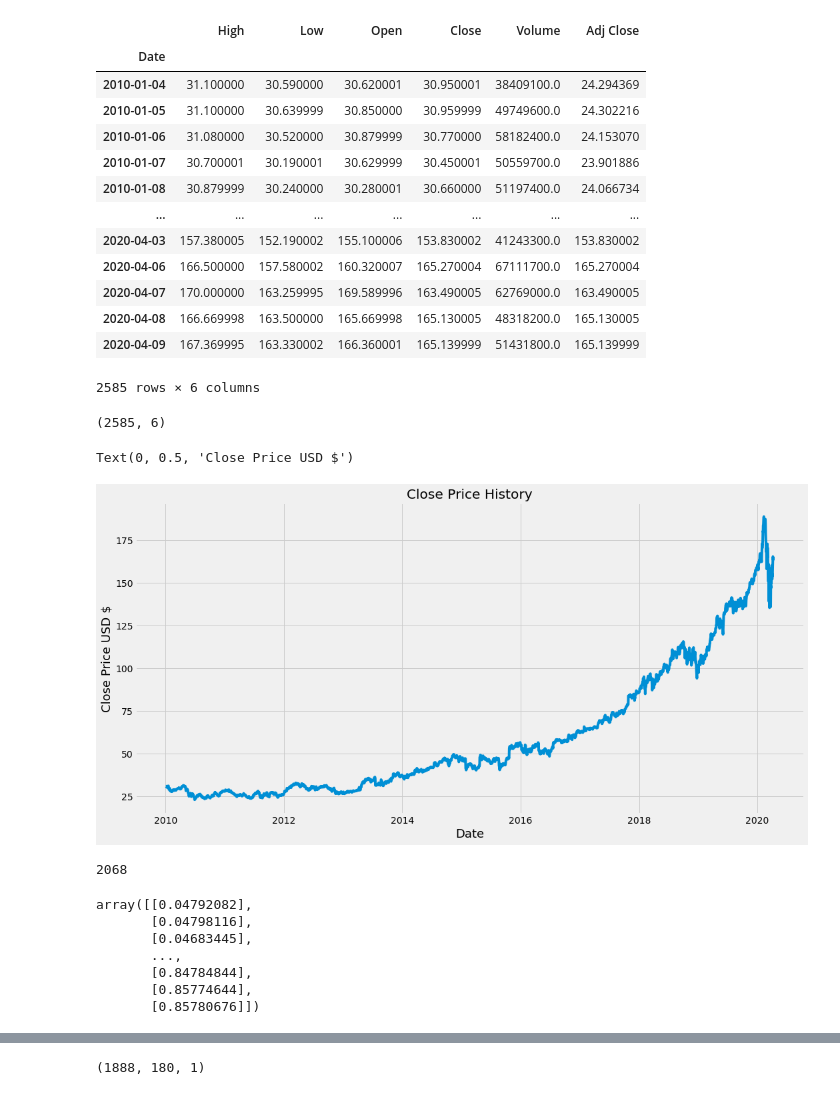
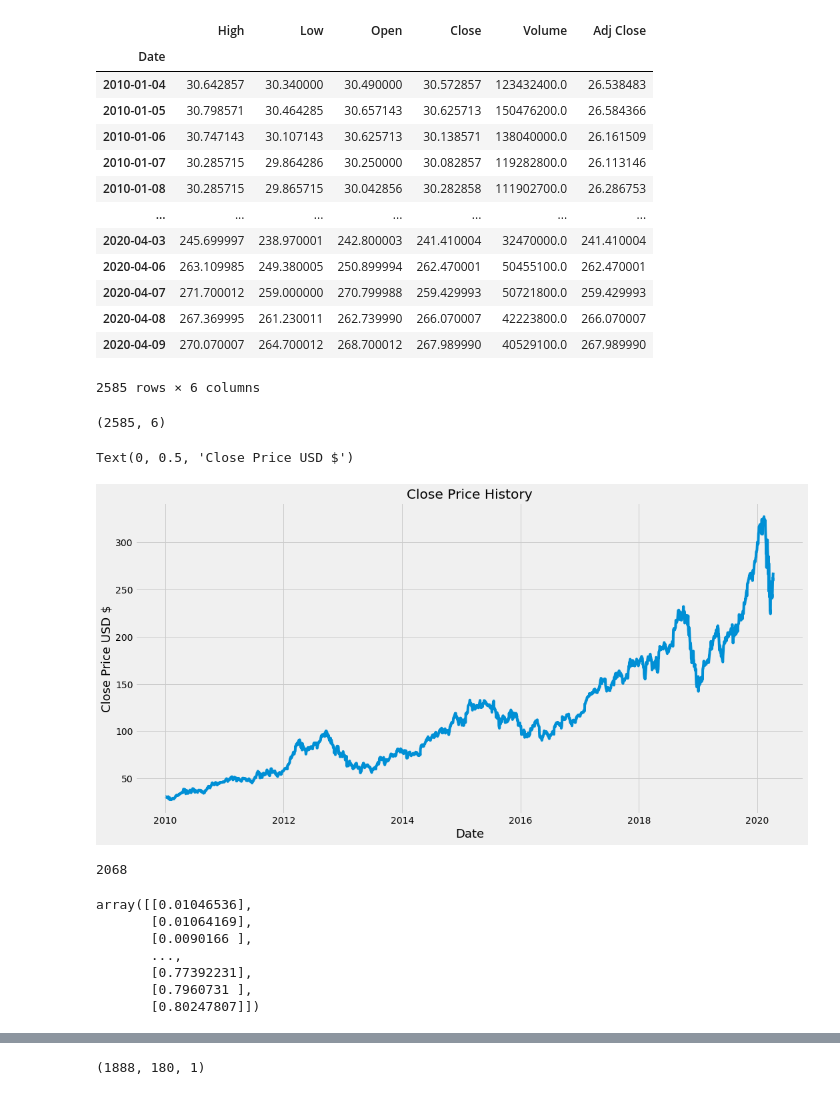
Before and after one commit to Param-Bhatt/Stock-prediction-ML, a Jupyter notebook: StockPrediction.ipynb, the cells around one changed output, grey strips where cells are left out. Saved outputs shown, nothing was run; the diff lists cells and outputs as text; code cells hidden in the pictures.

```diff
--- a/StockPrediction.ipynb
+++ b/StockPrediction.ipynb
@@ -17,22 +19,22 @@ plt.style.use('fivethirtyeight')
 # %%
 # Get the stock data
-df = web.DataReader('MSFT',data_source='yahoo', start='2010-01-01',end='2020-04-10')
+df = web.DataReader('AAPL',data_source='yahoo', start='2010-01-01',end='2020-04-10')
 # Show the data
 df
 # %% [output]
 |  | High | Low | Open | Close | Volume | Adj Close |
 | Date |  |  |  |  |  |  |
-| 2010-01-04 | 31.100000 | 30.590000 | 30.620001 | 30.950001 | 38409100.0 | 24.294369 |
-| 2010-01-05 | 31.100000 | 30.639999 | 30.850000 | 30.959999 | 49749600.0 | 24.302216 |
-| 2010-01-06 | 31.080000 | 30.520000 | 30.879999 | 30.770000 | 58182400.0 | 24.153070 |
-| 2010-01-07 | 30.700001 | 30.190001 | 30.629999 | 30.450001 | 50559700.0 | 23.901886 |
-| 2010-01-08 | 30.879999 | 30.240000 | 30.280001 | 30.660000 | 51197400.0 | 24.066734 |
+| 2010-01-04 | 30.642857 | 30.340000 | 30.490000 | 30.572857 | 123432400.0 | 26.538483 |
+| 2010-01-05 | 30.798571 | 30.464285 | 30.657143 | 30.625713 | 150476200.0 | 26.584366 |
+| 2010-01-06 | 30.747143 | 30.107143 | 30.625713 | 30.138571 | 138040000.0 | 26.161509 |
+| 2010-01-07 | 30.285715 | 29.864286 | 30.250000 | 30.082857 | 119282800.0 | 26.113146 |
+| 2010-01-08 | 30.285715 | 29.865715 | 30.042856 | 30.282858 | 111902700.0 | 26.286753 |
 | ... | ... | ... | ... | ... | ... | ... |
-| 2020-04-03 | 157.380005 | 152.190002 | 155.100006 | 153.830002 | 41243300.0 | 153.830002 |
-| 2020-04-06 | 166.500000 | 157.580002 | 160.320007 | 165.270004 | 67111700.0 | 165.270004 |
-| 2020-04-07 | 170.000000 | 163.259995 | 169.589996 | 163.490005 | 62769000.0 | 163.490005 |
-| 2020-04-08 | 166.669998 | 163.500000 | 165.669998 | 165.130005 | 48318200.0 | 165.130005 |
-| 2020-04-09 | 167.369995 | 163.330002 | 166.360001 | 165.139999 | 51431800.0 | 165.139999 |
+| 2020-04-03 | 245.699997 | 238.970001 | 242.800003 | 241.410004 | 32470000.0 | 241.410004 |
+| 2020-04-06 | 263.109985 | 249.380005 | 250.899994 | 262.470001 | 50455100.0 | 262.470001 |
+| 2020-04-07 | 271.700012 | 259.000000 | 270.799988 | 259.429993 | 50721800.0 | 259.429993 |
+| 2020-04-08 | 267.369995 | 261.230011 | 262.739990 | 266.070007 | 42223800.0 | 266.070007 |
+| 2020-04-09 | 270.070007 | 264.700012 | 268.700012 | 267.989990 | 40529100.0 | 267.989990 |
 2585 rows × 6 columns
 # %%
 df.shape
@@ -47,7 +49,7 @@ plt.xlabel('Date', fontsize = 18)
 plt.ylabel('Close Price USD $', fontsize = 18)
 # %% [output]
 Text(0, 0.5, 'Close Price USD $')
-[figure, old version]
+[figure, new version]
 # %%
 #Create a new dataframe with only the close column
 data = df.filter(['Close'])
@@ -64,13 +66,13 @@ scalar = MinMaxScaler(feature_range=(0, 1))
 scaled_data = scalar.fit_transform(dataset)
 scaled_data
 # %% [output]
-array([[0.04792082],
-       [0.04798116],
-       [0.04683445],
+array([[0.01046536],
+       [0.01064169],
+       [0.0090166 ],
        ...,
-       [0.84784844],
-       [0.85774644],
-       [0.85780676]])
+       [0.77392231],
+       [0.7960731 ],
+       [0.80247807]])
 # %%
 #Create the training data set
 #Create the Scaled training dataset
```
Also changed, not shown: parts of 8 cells of this notebook.
